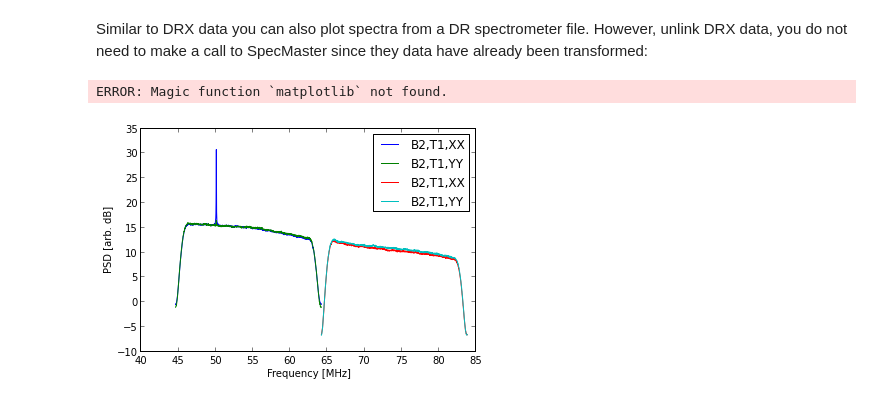
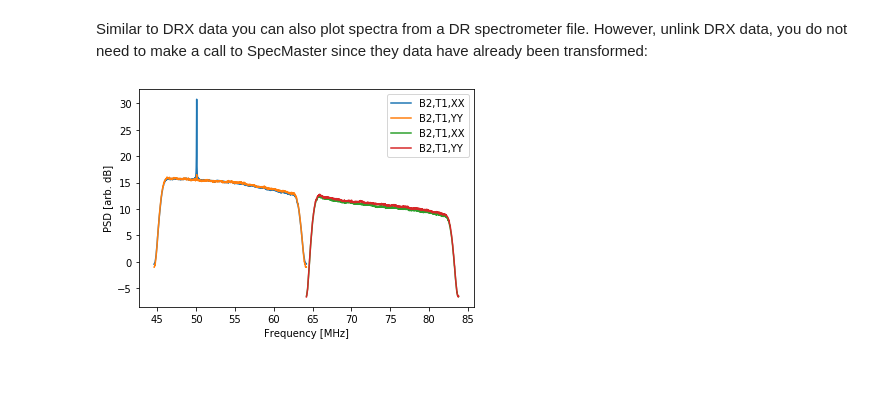
Before and after one commit to lwa-project/lsl, a Jupyter notebook: doc/notebooks/LSL DR Spectrometer Tutorial.ipynb, the cells around one changed output. Cells and saved outputs as stored; diff of their text form; code cells hidden in the pictures; blank space fills up the shorter version.

```diff
--- a/doc/notebooks/LSL DR Spectrometer Tutorial.ipynb
+++ b/doc/notebooks/LSL DR Spectrometer Tutorial.ipynb
@@ -27,5 +132,19 @@ Beam: 2Timestamp: 1398276221.03 ( 2014-04-23 18:03:41.034108 )Tuning 1: 54.40000
 # %% [markdown]
 The data product are stored as attributes to the frame.data object.  You can either access these directly or through Python's getattr function:
 # %%
-# Open the file and read in a framefh = open('temp.drspec', 'rb')frame = drspec.readFrame(fh)print "Tuning 1 XX mean:", frame.data.XX0.mean()print "Tuning 2 XX mean:", frame.data.XX1.mean()print " "for tuning in (1, 2):    for prod in frame.getDataProducts():        data = getattr(frame.data, "%s%i" % (prod, tuning-1), None)        print "Tuning %i %s standard deviation:" % (tuning, prod), data.std()# Donefh.close()
+# Open the file and read in a frame
+fh = open('temp.drspec', 'rb')
+frame = drspec.read_frame(fh)
+
+print("Tuning 1 XX mean:", frame.data.XX0.mean())
+print("Tuning 2 XX mean:", frame.data.XX1.mean())
+print(" ")
+
+for tuning in (1, 2):
+    for prod in frame.data_products:
+        data = getattr(frame.data, "%s%i" % (prod, tuning-1), None)
+        print("Tuning %i %s standard deviation:" % (tuning, prod), data.std())
+
+# Done
+fh.close()
 # %% [output]
@@ -35,7 +160,60 @@ Tuning 1 XX mean: 27.6883773804Tuning 2 XX mean: 10.2878665924 Tuning 1 XX stand
 # %% [markdown]
 Similar to DRX data you can also plot spectra from a DR spectrometer file.  However, unlink DRX data, you do not need to make a call to SpecMaster since they data have already been transformed:
 # %%
-%matplotlib inlineimport numpyfrom lsl.misc.mathutil import to_dBfrom matplotlib import pyplot as plt# Open the filefh = open('temp.drspec', 'rb')# Create the array that will hold the dataproducts = drspec.getDataProducts(fh)nProd = len(products)*2nChan = drspec.getTransformSize(fh)data = numpy.zeros((nProd, 5, nChan), dtype=numpy.float32)# Read in the first 5 framesfor i in xrange(5):    try:        frame = drspec.readFrame(fh)    except errors.syncError:        continue    except errors.eofError:        break            j = 0    for tuning in (1, 2):        for prod in products:            data[j,i,:] = getattr(frame.data, "%s%i" % (prod, tuning-1), None)            j += 1fh.close()# Integrate across the framesspec = data.mean(axis=1)# Compute the frequency binsfreq = numpy.fft.fftfreq(spec.shape[1], d=1.0/frame.getSampleRate())freq = numpy.fft.fftshift(freq)freq1 = freq + frame.getCentralFreq(1)freq2 = freq + frame.getCentralFreq(2)# Plotbeam = frame.parseID()fig = plt.figure()ax = fig.gca()for i in xrange(spec.shape[0]):    if i / len(products) == 0:        freq = freq1    else:        freq = freq2            ax.plot(freq/1e6, to_dB(spec[i,:]), label='B%i,T1,%s' % (beam, products[i % len(products)]))ax.set_xlabel('Frequency [MHz]')ax.set_ylabel('PSD [arb. dB]')ax.legend(loc=0)plt.show()
+%matplotlib inline
+import numpy
+from lsl.misc.mathutil import to_dB
+from matplotlib import pyplot as plt
+
+# Open the file
+fh = open('temp.drspec', 'rb')
+
+# Create the array that will hold the data
+products = drspec.get_data_products(fh)
+nprod = len(products)*2
+nchan = drspec.get_transform_size(fh)
+data = numpy.zeros((nprod, 5, nchan), dtype=numpy.float32)
+
+# Read in the first 5 frames
+for i in range(5):
+    try:
+        frame = drspec.read_frame(fh)
+    except errors.SyncError:
+        continue
+    except errors.EOFError:
+        break
+
+    j = 0
+    for tuning in (1, 2):
+        for prod in products:
+            data[j,i,:] = getattr(frame.data, "%s%i" % (prod, tuning-1), None)
+            j += 1
+fh.close()
+
+# Integrate across the frames
+spec = data.mean(axis=1)
+
+# Compute the frequency bins
+freq = numpy.fft.fftfreq(spec.shape[1], d=1.0/frame.sample_rate)
+freq = numpy.fft.fftshift(freq)
+freq1 = freq + frame.central_freq[0]
+freq2 = freq + frame.central_freq[1]
+
+# Plot
+beam = frame.id
+
+fig = plt.figure()
+ax = fig.gca()
+for i in range(spec.shape[0]):
+    if i // len(products) == 0:
+        freq = freq1
+    else:
+        freq = freq2
+
+    ax.plot(freq/1e6, to_dB(spec[i,:]), label='B%i,T1,%s' % (beam, products[i % len(products)]))
+ax.set_xlabel('Frequency [MHz]')
+ax.set_ylabel('PSD [arb. dB]')
+ax.legend(loc=0)
+plt.show()
 # %% [output]
-ERROR: Magic function `matplotlib` not found.
-[figure, old version]
+[figure, new version]
```
Also changed, not shown: parts of 7 cells of this notebook, 7 other files.
